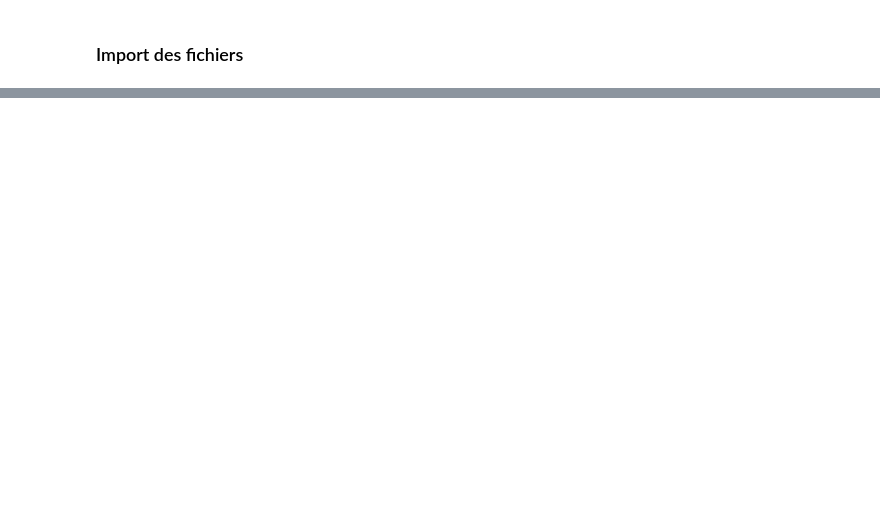
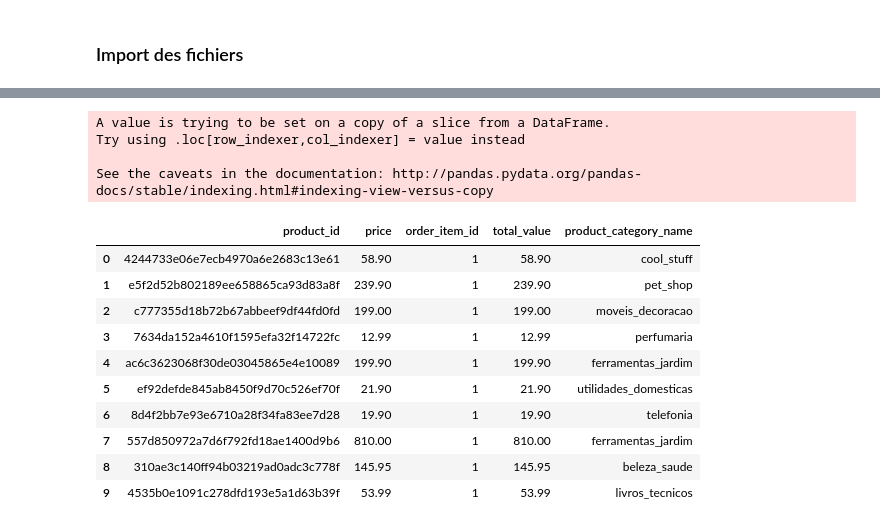
Before and after one commit to nathanclc/ttimepandas, a Jupyter notebook: T-Time Pandas.ipynb, the cells around one changed output, grey strips where cells are left out. Cells and saved outputs as stored; diff of their text form; code cells hidden in the pictures; blank space fills up the shorter version.

```diff
--- a/T-Time Pandas.ipynb
+++ b/T-Time Pandas.ipynb
@@ -69,0 +259,31 @@ order_payments_dataset.groupby("payment_type").sum()
+# %%
+# Sélection des colonnes les plus pertinentes pour gagner en lisibilité (optionnel)
+selected_product_cat_col= ['product_id','product_category_name']
+selected_order_items_col = ['product_id','price', 'order_item_id']
+
+product_cat = products_dataset[selected_product_cat_col]
+order_it = order_items_dataset[selected_order_items_col]
+# %%
+#calcu de la valeur totale de la commande
+order_it['total_value']=order_it.order_item_id*order_it.price
+# %% [output]
+A value is trying to be set on a copy of a slice from a DataFrame.
+Try using .loc[row_indexer,col_indexer] = value instead
+
+See the caveats in the documentation: http://pandas.pydata.org/pandas-docs/stable/indexing.html#indexing-view-versus-copy
+# %%
+orders_with_product_cat = pd.merge(order_it, product_cat, how='left')
+# %%
+orders_with_product_cat.head(10)
+# %% [output]
+|  | product_id | price | order_item_id | total_value | product_category_name |
+| 0 | 4244733e06e7ecb4970a6e2683c13e61 | 58.90 | 1 | 58.90 | cool_stuff |
+| 1 | e5f2d52b802189ee658865ca93d83a8f | 239.90 | 1 | 239.90 | pet_shop |
+| 2 | c777355d18b72b67abbeef9df44fd0fd | 199.00 | 1 | 199.00 | moveis_decoracao |
+| 3 | 7634da152a4610f1595efa32f14722fc | 12.99 | 1 | 12.99 | perfumaria |
+| 4 | ac6c3623068f30de03045865e4e10089 | 199.90 | 1 | 199.90 | ferramentas_jardim |
+| 5 | ef92defde845ab8450f9d70c526ef70f | 21.90 | 1 | 21.90 | utilidades_domesticas |
+| 6 | 8d4f2bb7e93e6710a28f34fa83ee7d28 | 19.90 | 1 | 19.90 | telefonia |
+| 7 | 557d850972a7d6f792fd18ae1400d9b6 | 810.00 | 1 | 810.00 | ferramentas_jardim |
+| 8 | 310ae3c140ff94b03219ad0adc3c778f | 145.95 | 1 | 145.95 | beleza_saude |
+| 9 | 4535b0e1091c278dfd193e5a1d63b39f | 53.99 | 1 | 53.99 | livros_tecnicos |
```
Also changed, not shown: parts of 68 cells of this notebook, 1 other file.
